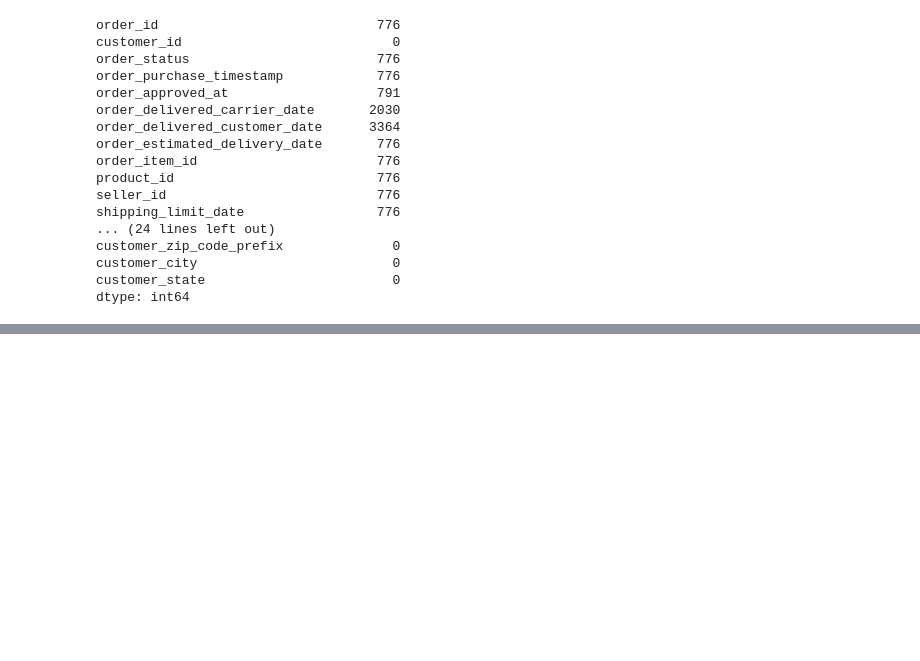
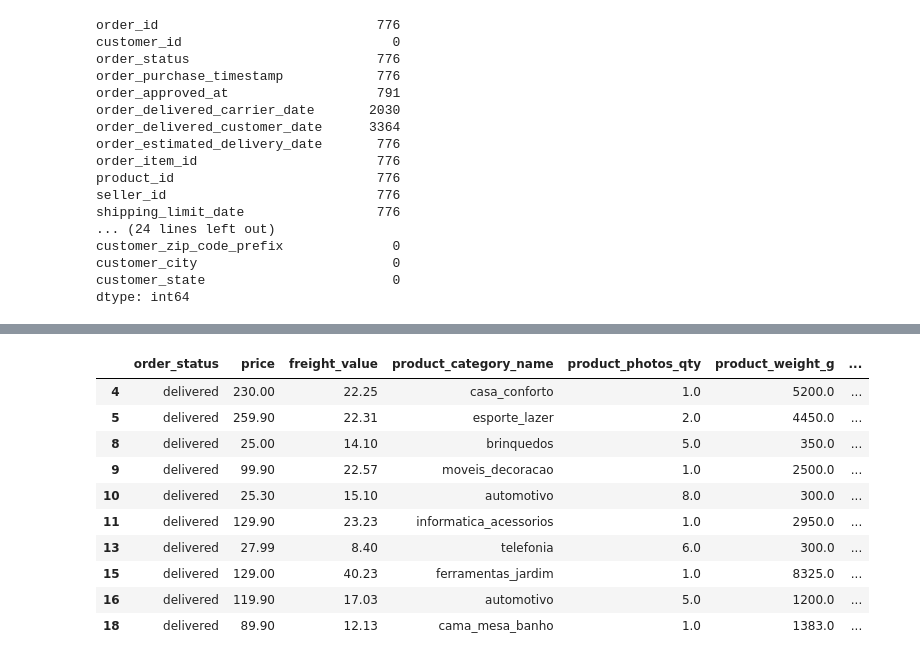
Before and after one commit to supertecode/tcc, a Jupyter notebook: analise_sentimento_previsão_demanda.ipynb, the cells around one changed output, grey strips where cells are left out. Drawn from its saved outputs; the diff is of its cells as text; code cells hidden in the pictures; blank space fills up the shorter version.

```diff
--- a/analise_sentimento_previsão_demanda.ipynb
+++ b/analise_sentimento_previsão_demanda.ipynb
@@ -71,7 +71,7 @@ dtype: int64
 # %%
 df = df.drop(["order_id", "customer_id", "order_item_id", "product_id", "seller_id", "review_id", "review_creation_date", "review_answer_timestamp",
               "order_purchase_timestamp", "order_approved_at", "order_delivered_carrier_date", "order_delivered_customer_date", "order_estimated_delivery_date",
-              "product_name_lenght", "product_description_lenght", "seller_zip_code_prefix", "customer_zip_code_prefix", "shipping_limit_date"], axis=1)
+              "product_name_lenght", "product_description_lenght", "seller_zip_code_prefix", "customer_zip_code_prefix", "shipping_limit_date", "customer_unique_id"], axis=1)
 #talvez seja necessário dar uma revisada no order_status, pois há pedidos que não estão em situação de entrega ou estão em outras situações
 #Acredito também que novos dados possam ser produzidos, exemplo: tempo de demora da entrega. A partir de dados como data de envio e data de chegada seria possível gerar essa nova informação, mas por enquanto as datas foram removidas
 # %%
@@ -96,0 +109,3 @@ memory usage: 19.1+ MB
+# %%
+#Vamos manter somente as colunas que estão com pedidos entregues, pois somente esses pedidos poderão ter avaliações dos usuários
+df = df[df["order_status"]=="delivered"]
@@ -96,0 +158,3 @@ memory usage: 19.1+ MB
+# %%
+#aqui iremos trabalhar somente com com os dados que possuem o campo reviw_comment_message, que é fundamental para a futura análise de sentimento
+df = df.dropna(subset = ["review_comment_message"])
@@ -96,0 +201,8 @@ memory usage: 19.1+ MB
+# %%
+#Como os valores nulos são muito poucos comparados ao numéro total de registro vamos deletar todos e vamos deixar somente os valores nulos na coluna review_comment_title
+df = df.dropna(subset = ["product_category_name"])
+df = df.dropna(subset = ["product_photos_qty"])
+df = df.dropna(subset = ["product_weight_g"])
+df = df.dropna(subset = ["product_length_cm"])
+df = df.dropna(subset = ["product_height_cm"])
+df = df.dropna(subset = ["product_width_cm"])
@@ -96,0 +253,14 @@ memory usage: 19.1+ MB
+# %%
+df.head(10)
+# %% [output]
+|  | order_status | price | freight_value | product_category_name | product_photos_qty | product_weight_g | ... |
+| 4 | delivered | 230.00 | 22.25 | casa_conforto | 1.0 | 5200.0 | ... |
+| 5 | delivered | 259.90 | 22.31 | esporte_lazer | 2.0 | 4450.0 | ... |
+| 8 | delivered | 25.00 | 14.10 | brinquedos | 5.0 | 350.0 | ... |
+| 9 | delivered | 99.90 | 22.57 | moveis_decoracao | 1.0 | 2500.0 | ... |
+| 10 | delivered | 25.30 | 15.10 | automotivo | 8.0 | 300.0 | ... |
+| 11 | delivered | 129.90 | 23.23 | informatica_acessorios | 1.0 | 2950.0 | ... |
+| 13 | delivered | 27.99 | 8.40 | telefonia | 6.0 | 300.0 | ... |
+| 15 | delivered | 129.00 | 40.23 | ferramentas_jardim | 1.0 | 8325.0 | ... |
+| 16 | delivered | 119.90 | 17.03 | automotivo | 5.0 | 1200.0 | ... |
+| 18 | delivered | 89.90 | 12.13 | cama_mesa_banho | 1.0 | 1383.0 | ... |
```
Also changed, not shown: parts of 11 cells of this notebook.
